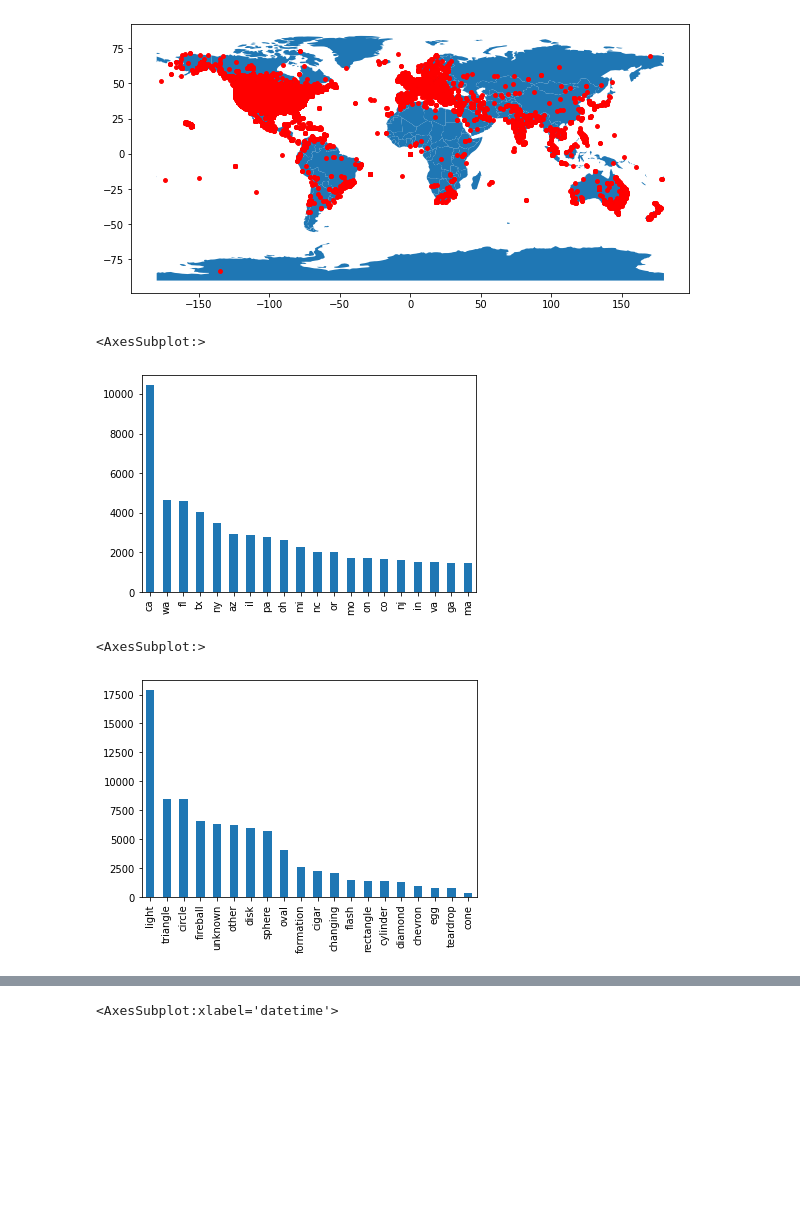
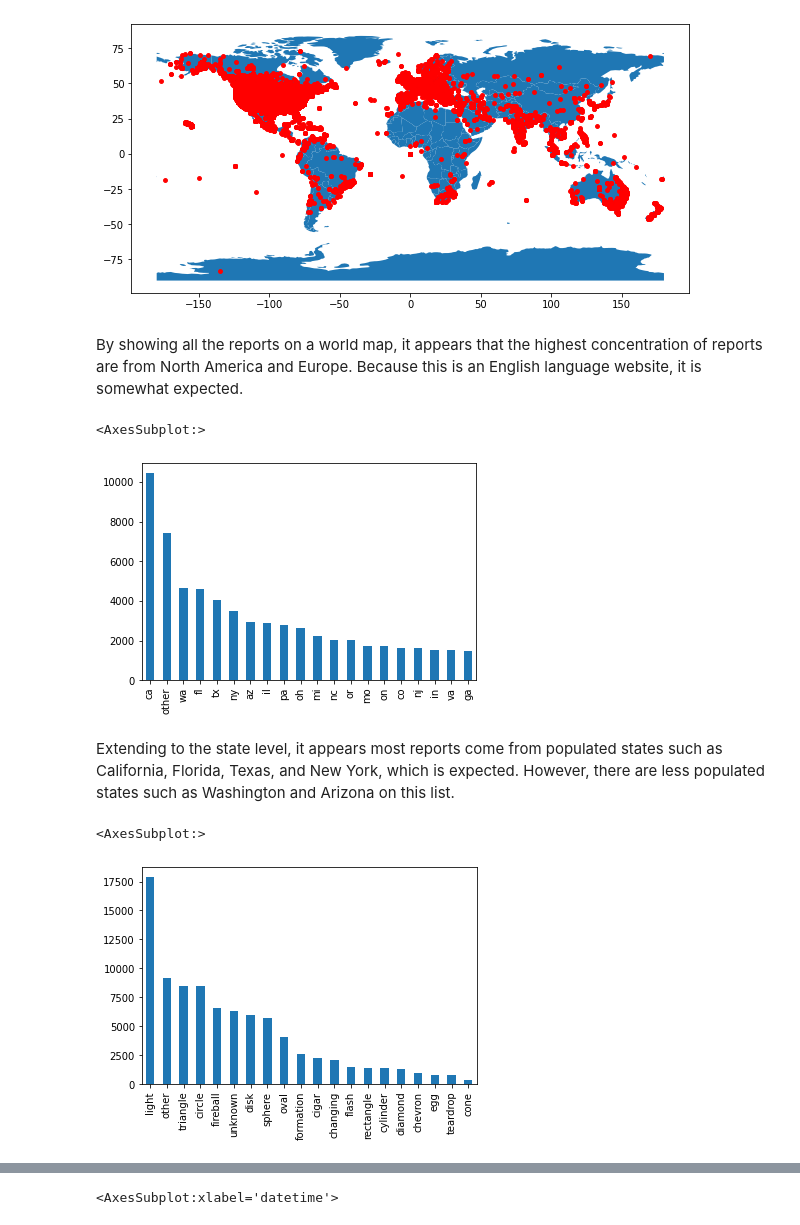
Before and after one commit to billyhsun/ufo_data, a Jupyter notebook: analysis.ipynb, the cells around one changed output, grey strips where cells are left out. Saved outputs shown, nothing was run; the diff lists cells and outputs as text; code cells hidden in the pictures; blank space fills up the shorter version.

```diff
--- a/analysis.ipynb
+++ b/analysis.ipynb
@@ -56,15 +58,21 @@ gdf.plot(ax=world.plot(figsize=(10, 6)), marker='o', color='red', markersize=15)
 # %% [output]
 <AxesSubplot:>
 [figure]
+# %% [markdown]
+By showing all the reports on a world map, it appears that the highest concentration of reports are from North America and Europe. Because this is an English language website, it is somewhat expected.
 # %%
 # State
+ufo_data[["state"]] = ufo_data[["state"]].fillna(value="other")
 ufo_data["state"].value_counts()[:20].plot(kind='bar')
 # %% [output]
 <AxesSubplot:>
-[figure, old version]
+[figure, new version]
+# %% [markdown]
+Extending to the state level, it appears most reports come from populated states such as California, Florida, Texas, and New York, which is expected. However, there are less populated states such as Washington and Arizona on this list.
 # %%
 # Shape
+ufo_data[["shape"]] = ufo_data[["shape"]].fillna(value="other")
 ufo_data["shape"].value_counts()[:20].plot(kind='bar')
 # %% [output]
 <AxesSubplot:>
-[figure, old version]
+[figure, new version]
```
Also changed, not shown: parts of 15 cells of this notebook.
